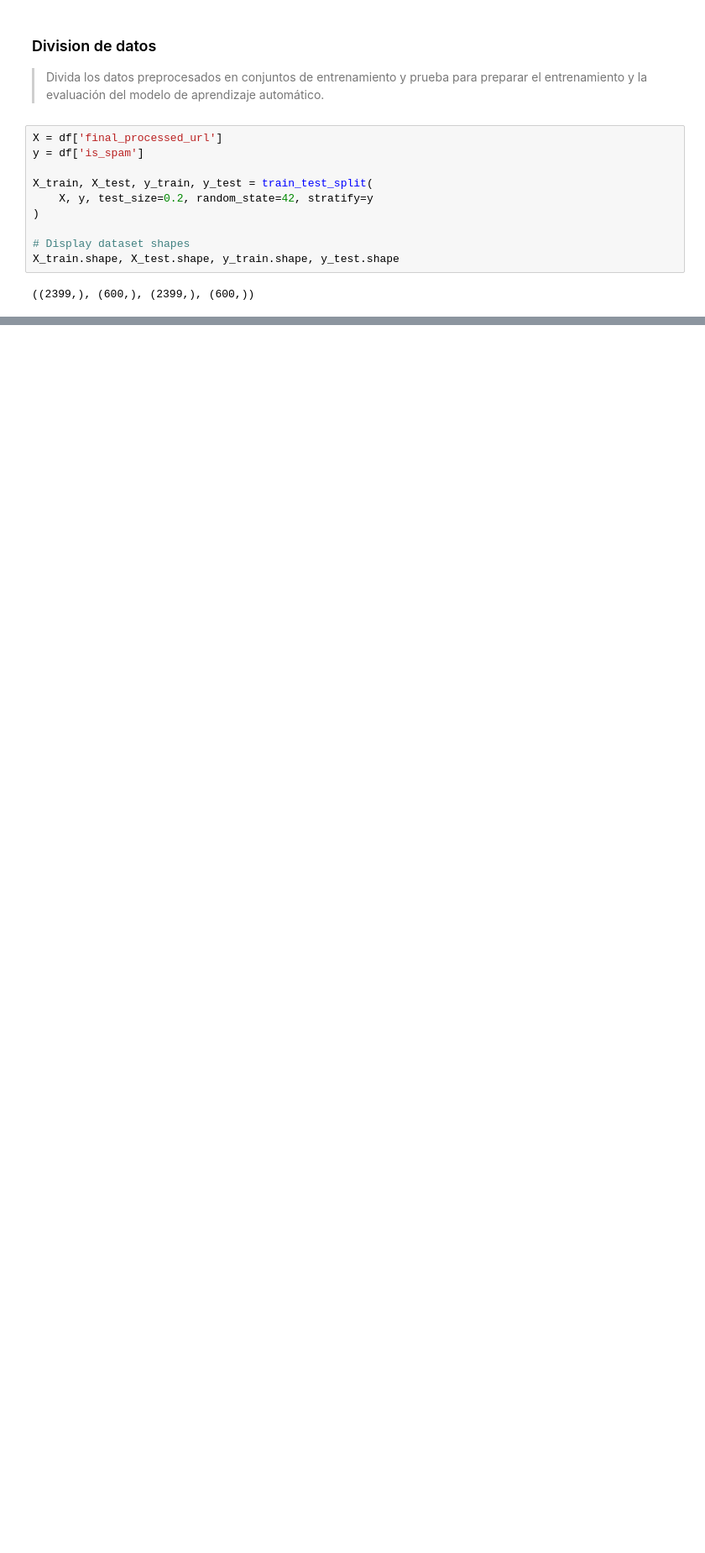
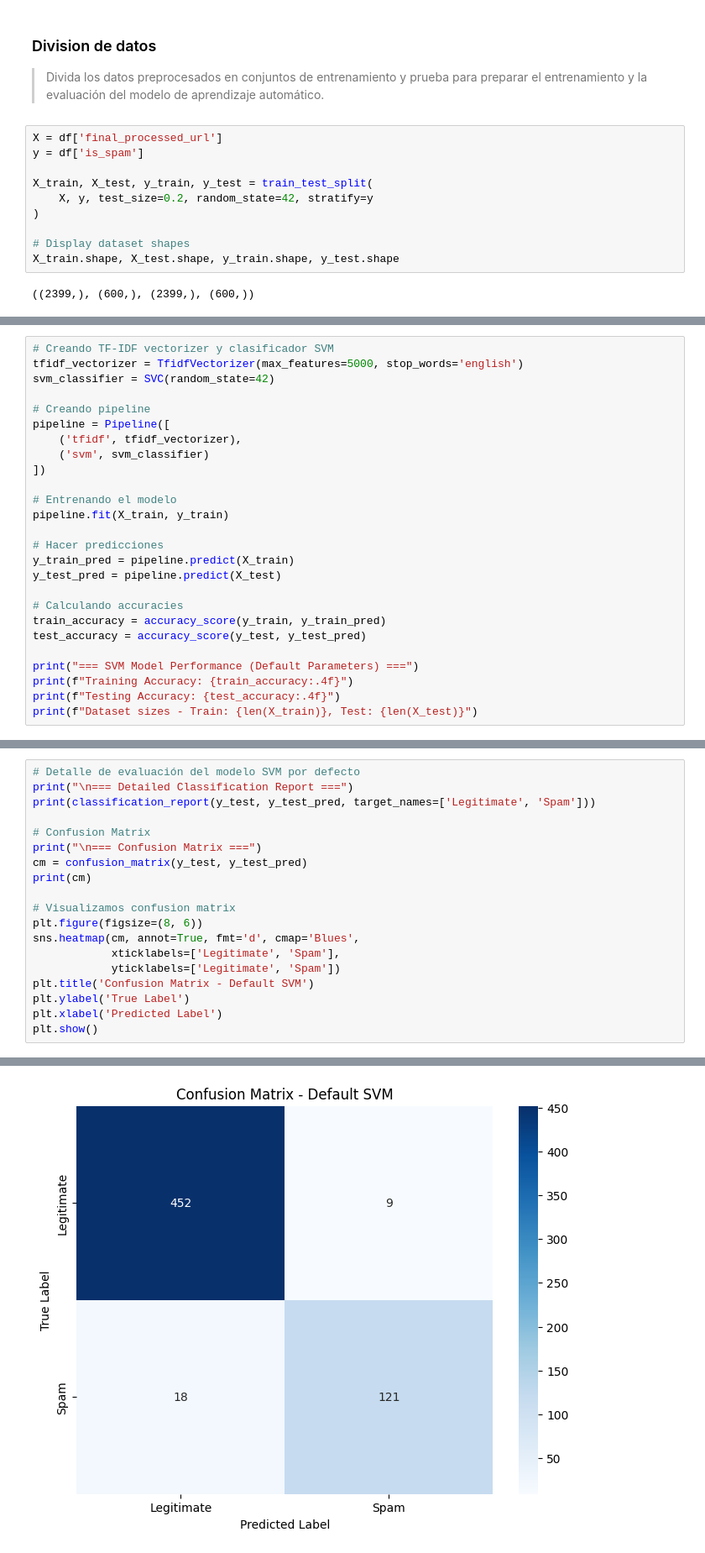
Before and after one commit to 4GeeksAcademy/infoasir20-primer-algoritmo, a Jupyter notebook: src/12-nlp.ipynb, the cells around one changed output, grey strips where cells are left out. Shown: that part at 84% size. Saved outputs shown, nothing was run; the diff lists cells and outputs as text; blank space fills up the shorter version.

```diff
--- a/src/12-nlp.ipynb
+++ b/src/12-nlp.ipynb
@@ -272,0 +282,26 @@ X_train.shape, X_test.shape, y_train.shape, y_test.shape
+# %%
+# Creando TF-IDF vectorizer y clasificador SVM
+tfidf_vectorizer = TfidfVectorizer(max_features=5000, stop_words='english')
+svm_classifier = SVC(random_state=42)
+
+# Creando pipeline
+pipeline = Pipeline([
+    ('tfidf', tfidf_vectorizer),
+    ('svm', svm_classifier)
+])
+
+# Entrenando el modelo
+pipeline.fit(X_train, y_train)
+
+# Hacer predicciones
+y_train_pred = pipeline.predict(X_train)
+y_test_pred = pipeline.predict(X_test)
+
+# Calculando accuracies
+train_accuracy = accuracy_score(y_train, y_train_pred)
+test_accuracy = accuracy_score(y_test, y_test_pred)
+
+print("=== SVM Model Performance (Default Parameters) ===")
+print(f"Training Accuracy: {train_accuracy:.4f}")
+print(f"Testing Accuracy: {test_accuracy:.4f}")
+print(f"Dataset sizes - Train: {len(X_train)}, Test: {len(X_test)}")
@@ -272,0 +317,20 @@ X_train.shape, X_test.shape, y_train.shape, y_test.shape
+# %%
+# Detalle de evaluación del modelo SVM por defecto
+print("\n=== Detailed Classification Report ===")
+print(classification_report(y_test, y_test_pred, target_names=['Legitimate', 'Spam']))
+
+# Confusion Matrix
+print("\n=== Confusion Matrix ===")
+cm = confusion_matrix(y_test, y_test_pred)
+print(cm)
+
+# Visualizamos confusion matrix
+plt.figure(figsize=(8, 6))
+sns.heatmap(cm, annot=True, fmt='d', cmap='Blues',
+            xticklabels=['Legitimate', 'Spam'],
+            yticklabels=['Legitimate', 'Spam'])
+plt.title('Confusion Matrix - Default SVM')
+plt.ylabel('True Label')
+plt.xlabel('Predicted Label')
+plt.show()
+# %% [output]
@@ -272,0 +351 @@ X_train.shape, X_test.shape, y_train.shape, y_test.shape
+[figure, added]
```
Also changed, not shown: parts of 12 cells of this notebook, 1 other file.
